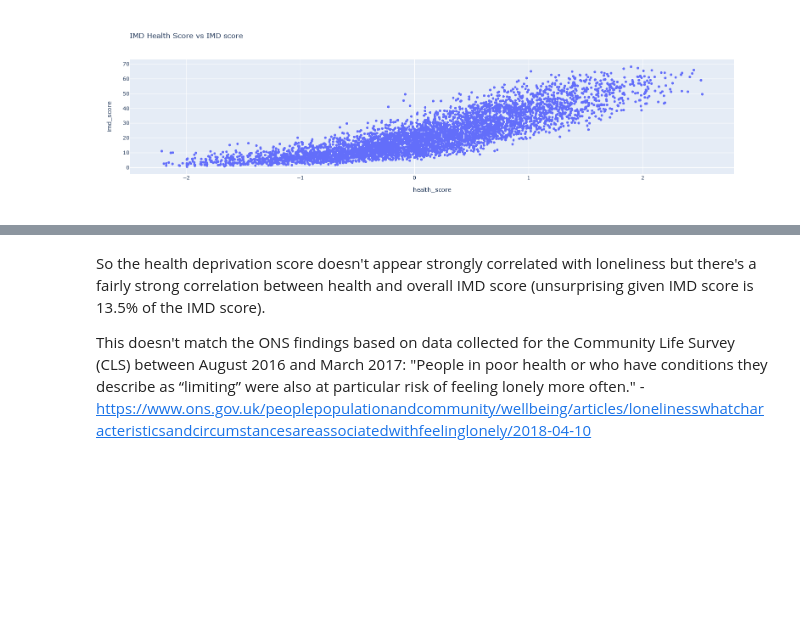
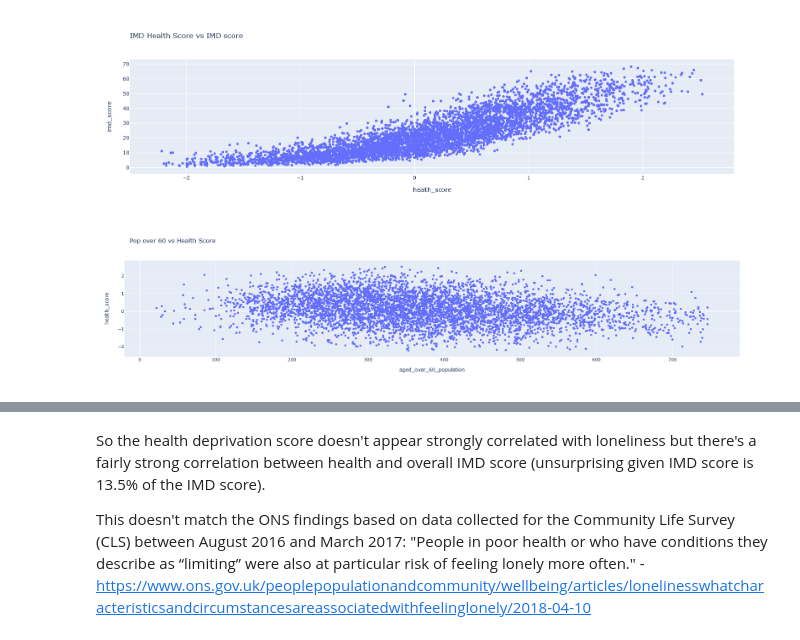
Before and after one commit to TamsinHu/Loneliness_study, a Jupyter notebook: Loneliness and health without outliers.ipynb, the cells around one changed output, grey strips where cells are left out. Cells and saved outputs as stored; diff of their text form; code cells hidden in the pictures; blank space fills up the shorter version.

```diff
--- a/Loneliness and health without outliers.ipynb
+++ b/Loneliness and health without outliers.ipynb
@@ -74,0 +77,5 @@ fig.show()
+# %%
+fig = px.scatter(loneliness_health, y='health_score', x='aged_over_60_population', title='Pop over 60 vs Health Score')
+fig.show()
+# %% [output]
+[figure, added]
```
Also changed, not shown: parts of 7 cells of this notebook.
